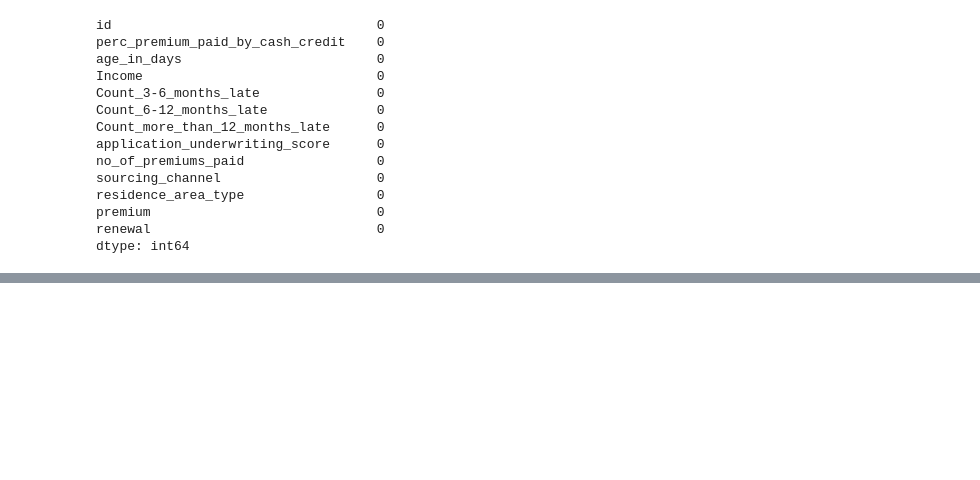
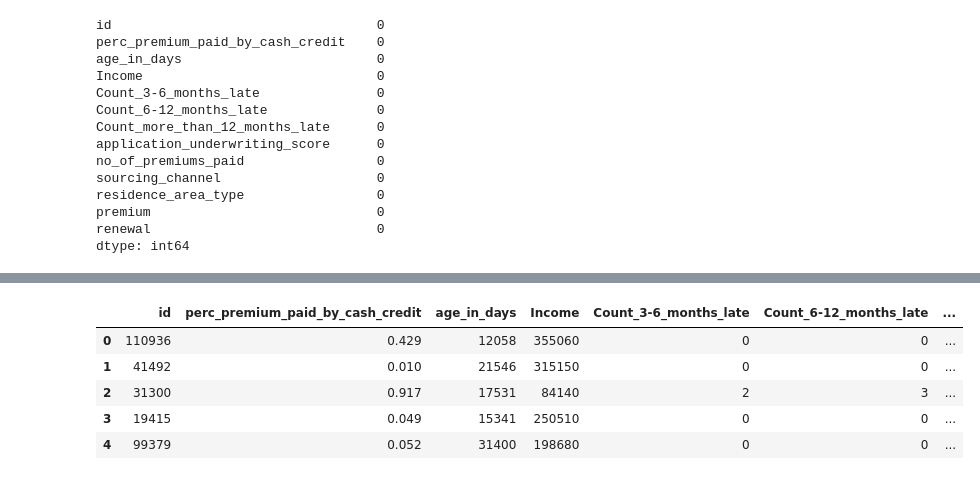
Before and after one commit to VijaiKMathew/mckin, a Jupyter notebook: understand_data.ipynb, the cells around one changed output, grey strips where cells are left out. Saved outputs shown, nothing was run; the diff lists cells and outputs as text; code cells hidden in the pictures; blank space fills up the shorter version.

```diff
--- a/understand_data.ipynb
+++ b/understand_data.ipynb
@@ -195 +195,10 @@ Index(['id', 'perc_premium_paid_by_cash_credit', 'age_in_days', 'Income',
       dtype='object')
+# %%
+hour_df.head()
+# %% [output]
+|  | id | perc_premium_paid_by_cash_credit | age_in_days | Income | Count_3-6_months_late | Count_6-12_months_late | ... |
+| 0 | 110936 | 0.429 | 12058 | 355060 | 0 | 0 | ... |
+| 1 | 41492 | 0.010 | 21546 | 315150 | 0 | 0 | ... |
+| 2 | 31300 | 0.917 | 17531 | 84140 | 2 | 3 | ... |
+| 3 | 19415 | 0.049 | 15341 | 250510 | 0 | 0 | ... |
+| 4 | 99379 | 0.052 | 31400 | 198680 | 0 | 0 | ... |
```
Also changed, not shown: parts of 4 cells of this notebook, 4 other files.
